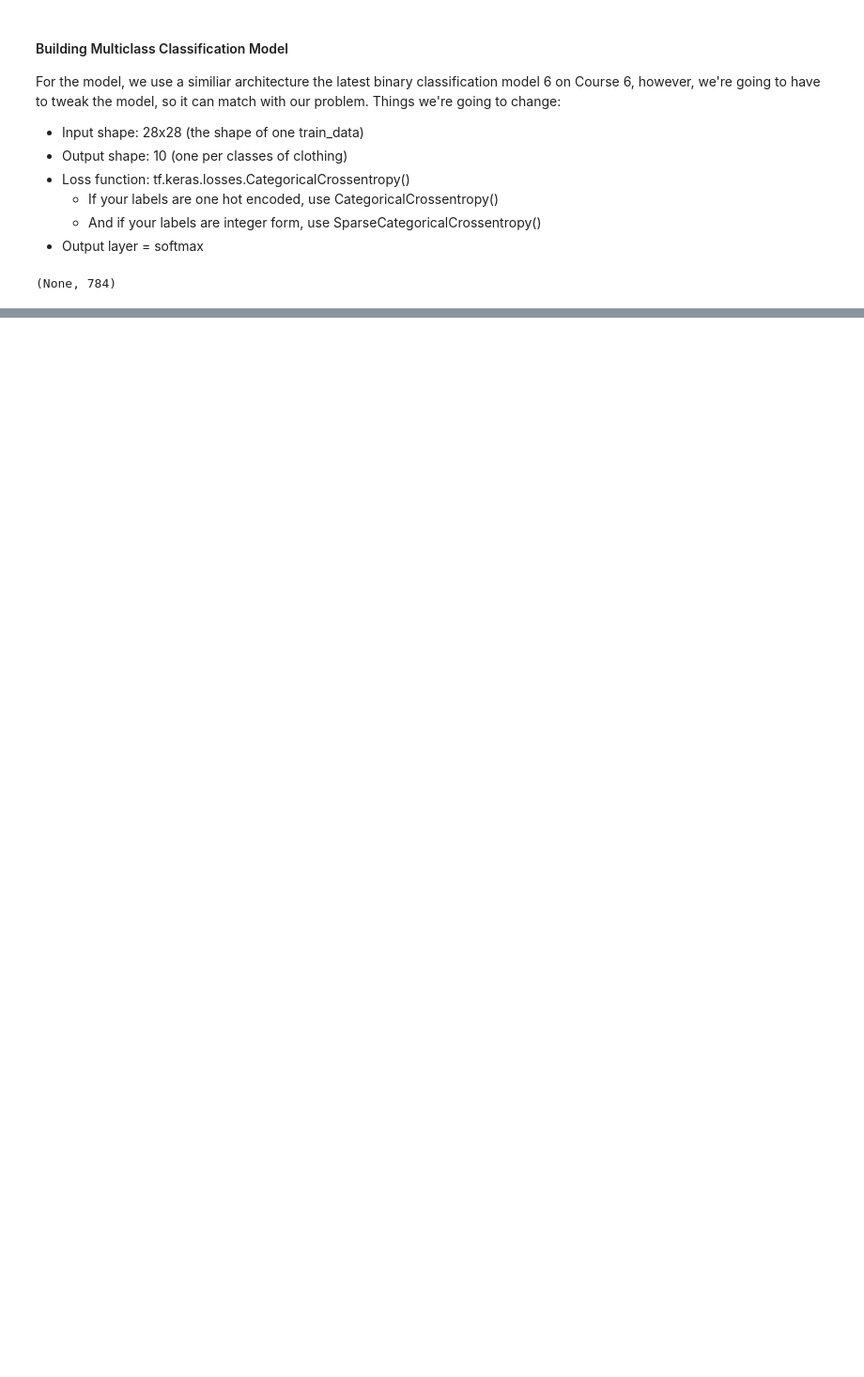
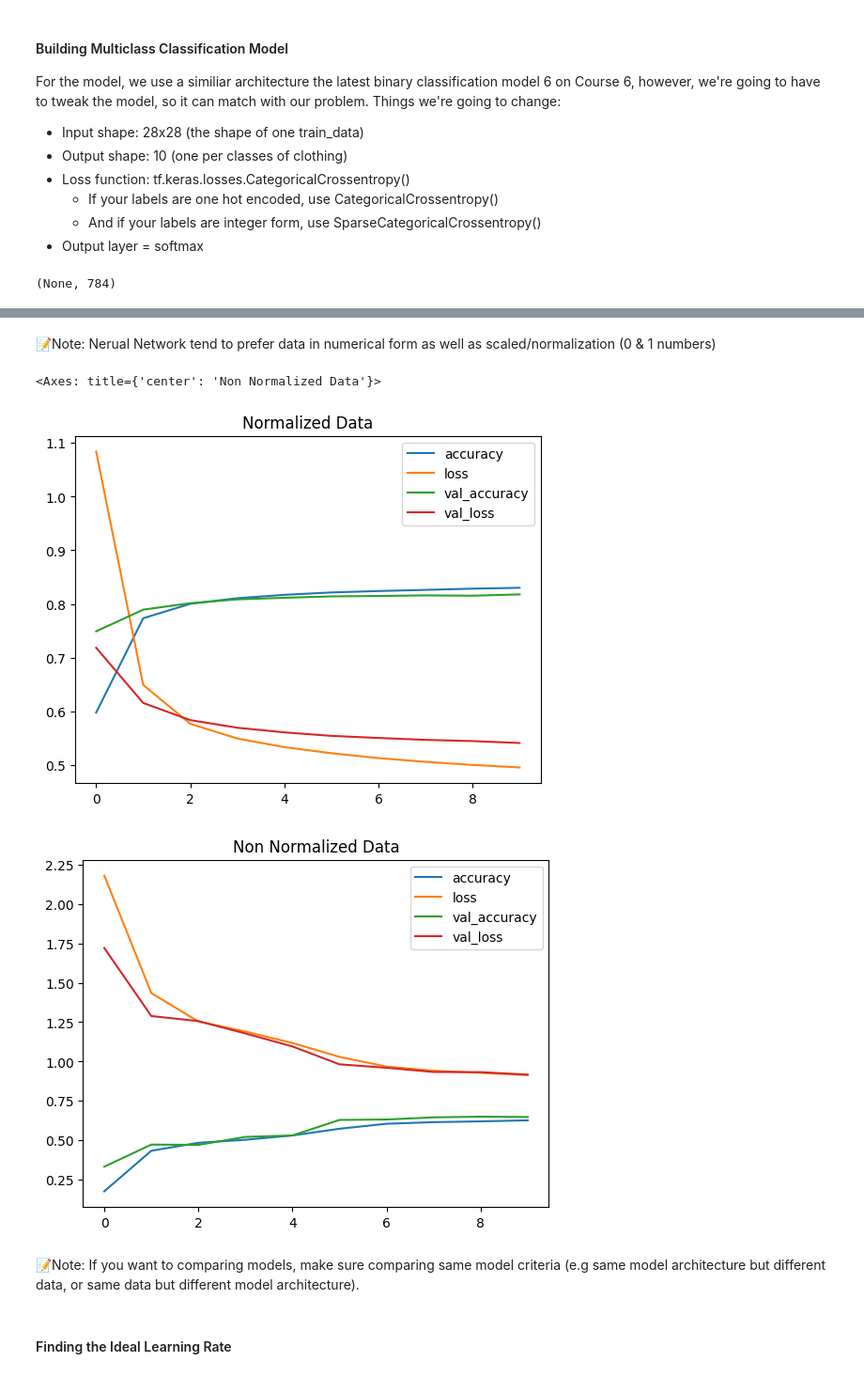
Before and after one commit to DiandraRifqiM/A-Journey-with-TensorFlow, a Jupyter notebook: Course 7/NNMultiClass.ipynb, the cells around one changed output, grey strips where cells are left out. Shown at 94% size. Saved outputs shown, nothing was run; the diff lists cells and outputs as text; code cells hidden in the pictures; blank space fills up the shorter version.

Commit message:
Course 7: First Neural Network

```diff
--- a/Course 7/NNMultiClass.ipynb
+++ b/Course 7/NNMultiClass.ipynb
@@ -138,0 +137,26 @@ Model: "sequential_5"
+# %%
+# We can get out training data between 0 & 1 by dividing by the maximum
+train_data_norm = train_data / 255.0
+test_data_norm = test_data / 255.0
+# %%
+# Set random seed
+tf.random.set_seed(42)
+
+# Create model
+model_2 = tf.keras.Sequential([
+    tf.keras.layers.Flatten(input_shape=(28,28)),
+    tf.keras.layers.Dense(4, activation="relu"),
+    tf.keras.layers.Dense(4, activation="relu"),
+    tf.keras.layers.Dense(10, activation="softmax")
+])
+
+# Compile model
+model_2.compile(loss=tf.keras.losses.SparseCategoricalCrossentropy(),
+                optimizer=tf.keras.optimizers.Adam(),
+                metrics=["accuracy"])
+
+# Fit model
+norm_hist = model_2.fit(train_data_norm,
+                        train_labels,
+                        epochs=10,
+                        validation_data=(test_data_norm, test_labels))
@@ -138,0 +184,14 @@ Model: "sequential_5"
+# %% [markdown]
+📝Note: Nerual Network tend to prefer data in numerical form as well as scaled/normalization (0 & 1 numbers)
+# %%
+import pandas as pd
+pd.DataFrame(norm_hist.history).plot(title="Normalized Data")
+pd.DataFrame(non_norm_hist.history).plot(title="Non Normalized Data")
+# %% [output]
+<Axes: title={'center': 'Non Normalized Data'}>
+[figure, added]
+[figure, added]
+# %% [markdown]
+📝Note: If you want to comparing models, make sure comparing same model criteria (e.g same model architecture but different data, or same data but different model architecture).
+# %% [markdown]
+#### Finding the Ideal Learning Rate
```
Also changed, not shown: parts of 30 cells of this notebook, 1 other file.
